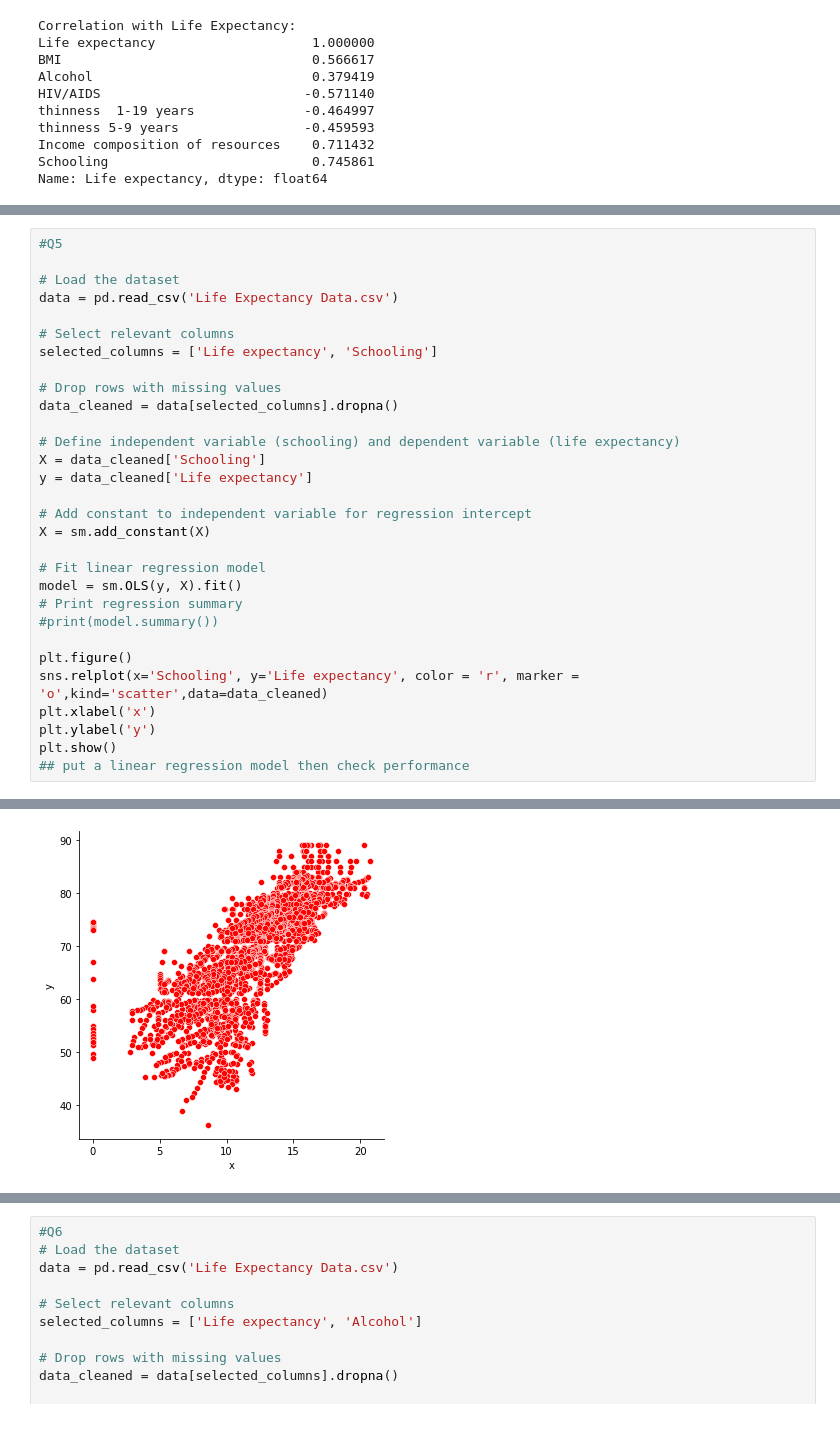
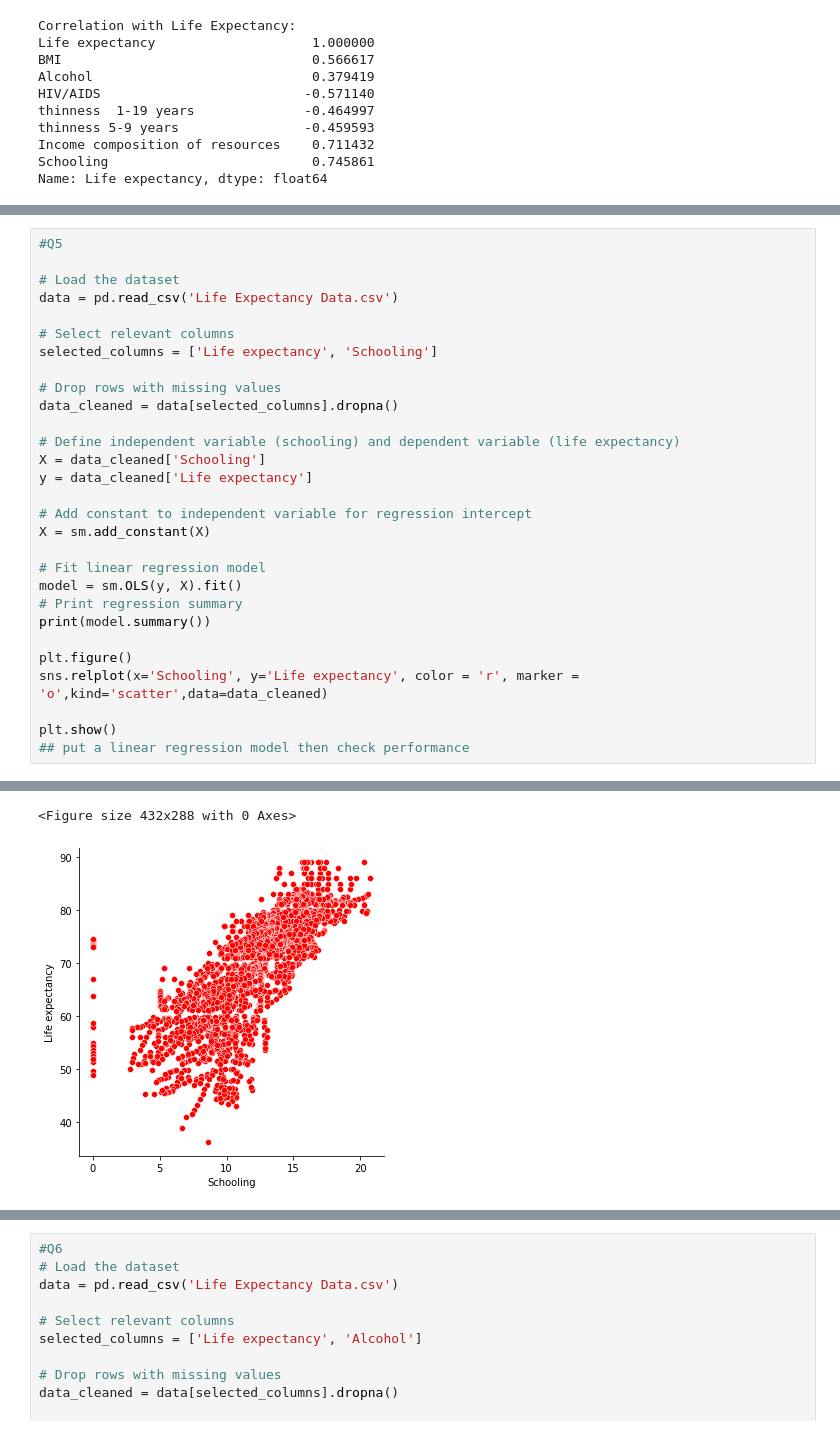
Before and after one commit to Liloiscracked/Machine-learning-Techniques---analysing-data-, a Jupyter notebook: Analysis.ipynb, the cells around one changed output, grey strips where cells are left out. Drawn from its saved outputs; the diff is of its cells as text.

Commit message:
some plots of the models

```diff
--- a/Analysis.ipynb
+++ b/Analysis.ipynb
@@ -350,12 +324,11 @@ X = sm.add_constant(X)
 # Fit linear regression model
 model = sm.OLS(y, X).fit()
 # Print regression summary
-#print(model.summary())
+print(model.summary())
 
 plt.figure()
 sns.relplot(x='Schooling', y='Life expectancy', color = 'r', marker = 'o',kind='scatter',data=data_cleaned)
-plt.xlabel('x')
-plt.ylabel('y')
+
 plt.show()
 ## put a linear regression model then check performance
 # %% [output]
@@ -363 +352,2 @@ plt.show()
+<Figure size 432x288 with 0 Axes>
-[figure, old version]
+[figure, new version]
```
Also changed, not shown: parts of 12 cells of this notebook, 2 other files.
